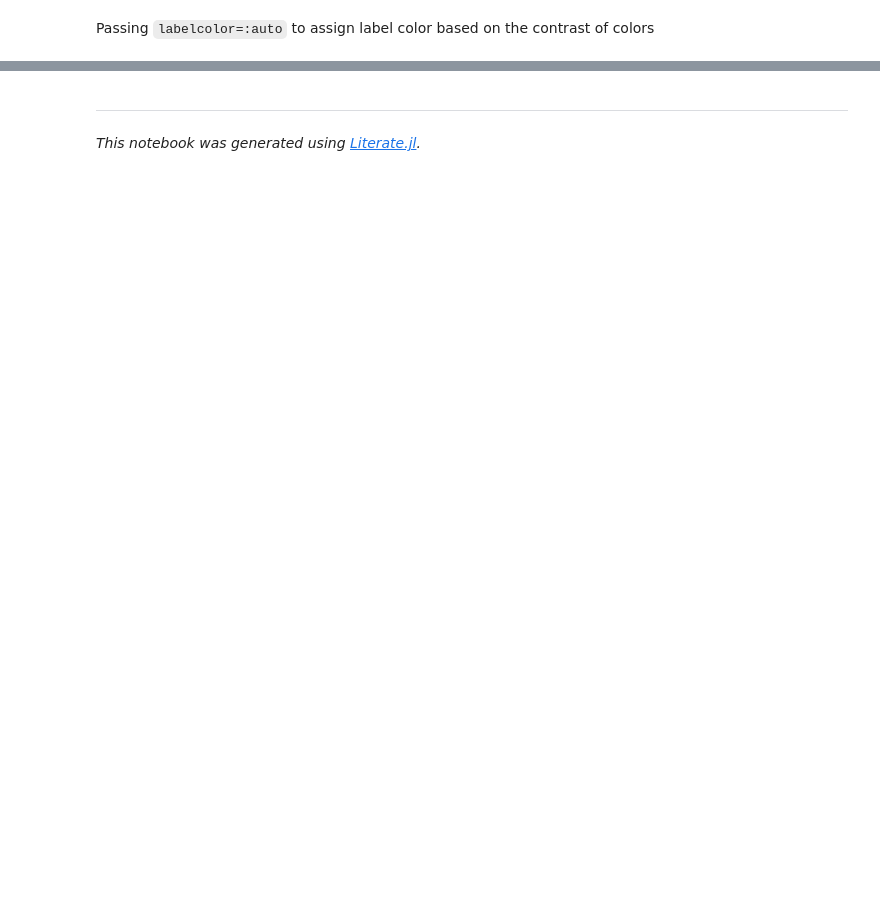
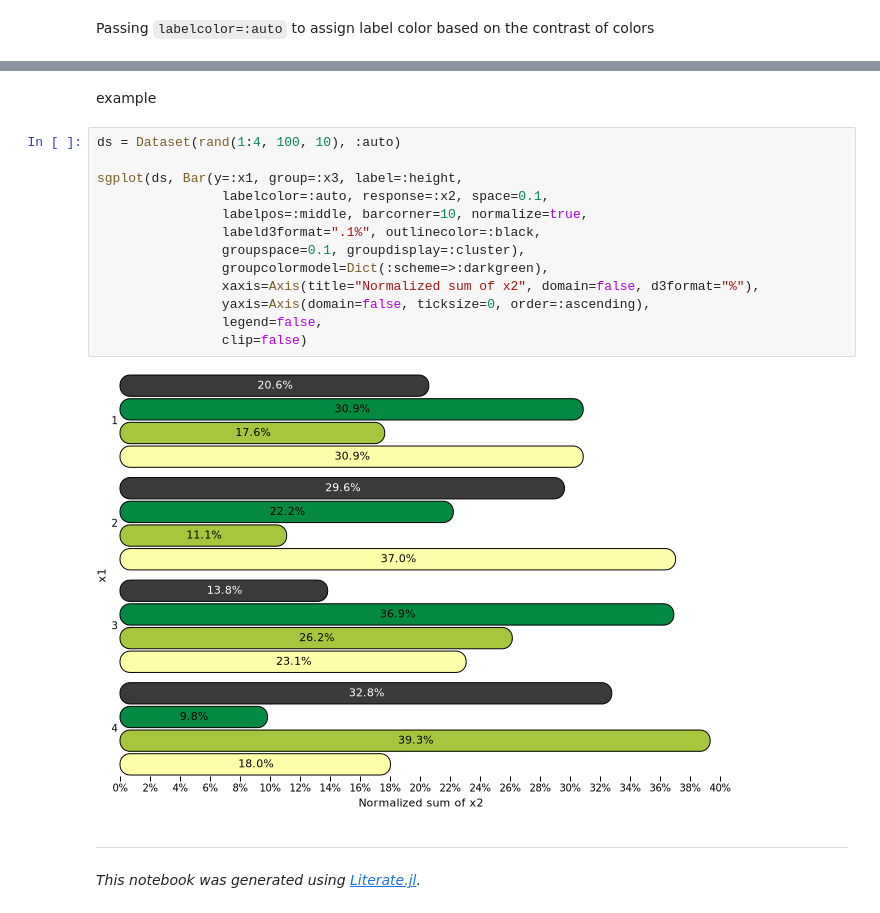
Before and after one commit to sl-solution/StatisticalGraphics.jl, a Jupyter notebook: dev/Plots/Bar/bar4.ipynb, the cells around one changed output, grey strips where cells are left out. Cells and saved outputs as stored; diff of their text form; blank space fills up the shorter version.

```diff
--- a/dev/Plots/Bar/bar4.ipynb
+++ b/dev/Plots/Bar/bar4.ipynb
@@ -78,3 +78,20 @@ sgplot(ds, Bar(x=:x1, group=:x2, label=:height, labelcolor=:auto), nominal=:x2)
+# %% [markdown]
+example
+# %%
+ds = Dataset(rand(1:4, 100, 10), :auto)
+
+sgplot(ds, Bar(y=:x1, group=:x3, label=:height,
+                labelcolor=:auto, response=:x2, space=0.1,
+                labelpos=:middle, barcorner=10, normalize=true,
+                labeld3format=".1%", outlinecolor=:black,
+                groupspace=0.1, groupdisplay=:cluster),
+                groupcolormodel=Dict(:scheme=>:darkgreen),
+                xaxis=Axis(title="Normalized sum of x2", domain=false, d3format="%"),
+                yaxis=Axis(domain=false, ticksize=0, order=:ascending),
+                legend=false,
+                clip=false)
+# %% [output]
+[figure, added]
 # %% [markdown]
 ---
 
```
Also changed, not shown: parts of 2 cells of this notebook, 38 other files.
